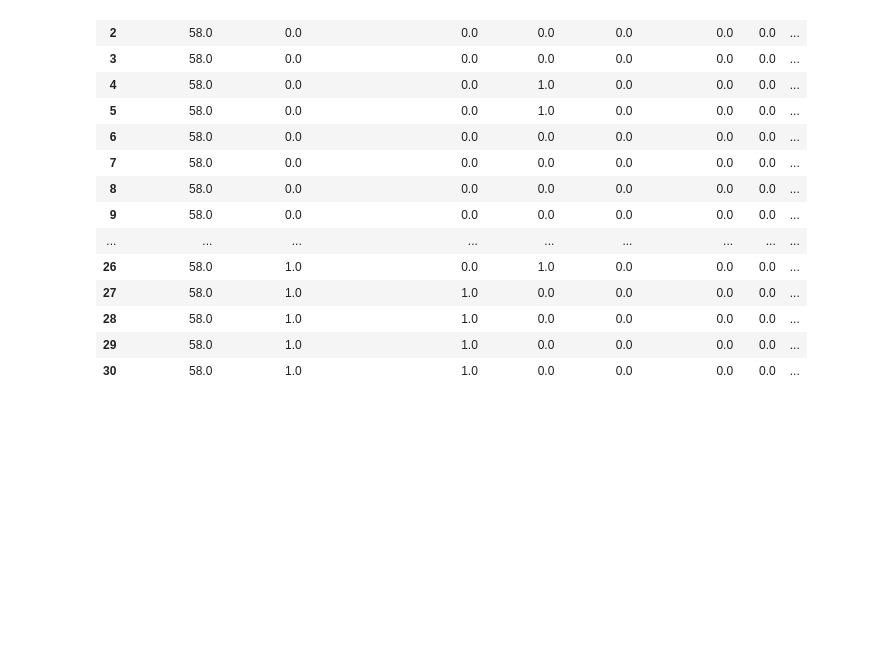
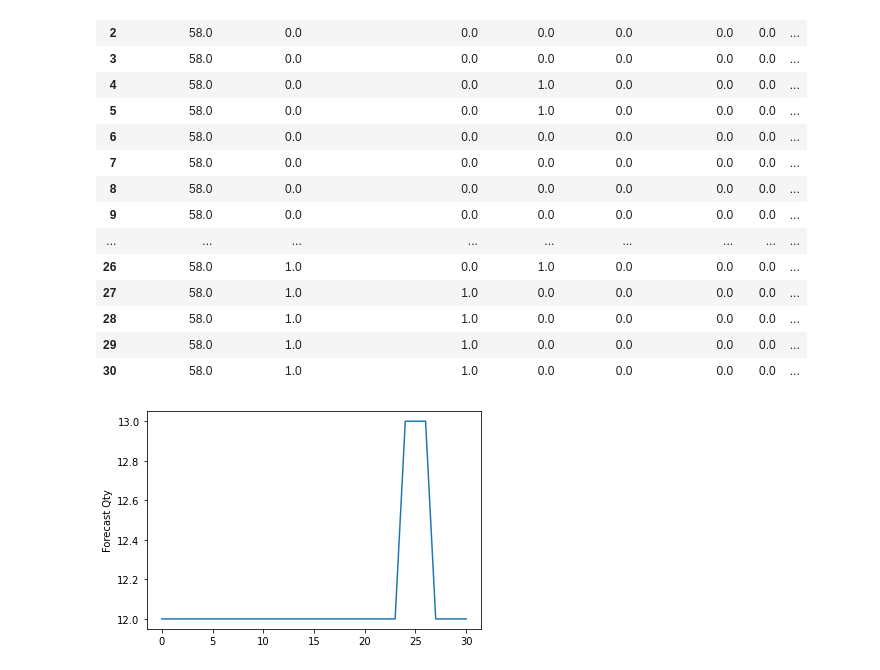
Before and after one commit to hajsf/Time-Series-Forecast, a Jupyter notebook: 06_ConsumeModel.ipynb, the cells around one changed output. Cells and saved outputs as stored; diff of their text form; code cells hidden in the pictures; blank space fills up the shorter version.

```diff
--- a/06_ConsumeModel.ipynb
+++ b/06_ConsumeModel.ipynb
@@ -157,7 +157,7 @@ roundDown(3.2, 0)
 # %%
 data = data.drop(columns=['DATE1'])
 # %%
-data = data.drop(columns=['ForecastedQty''])
+data = data.drop(columns=['ForecastedQty'])
 # %%
 data['ForecastedQty'] = model.predict(data)
 # %%
@@ -182,3 +182,19 @@ data
 | 28 | 58.0 | 1.0 | 1.0 | 0.0 | 0.0 | 0.0 | 0.0 | ... |
 | 29 | 58.0 | 1.0 | 1.0 | 0.0 | 0.0 | 0.0 | 0.0 | ... |
 | 30 | 58.0 | 1.0 | 1.0 | 0.0 | 0.0 | 0.0 | 0.0 | ... |
+# %%
+import matplotlib.pyplot as plt
+plt.plot(data['ForecastedQty'])
+plt.ylabel('Forecast Qty')
+
+ax = plt.gca()
+ax.set_xlim([xmin, xmax])
+ax.set_ylim([ymin, ymax])
+plt.xlim(right=xmax) #xmax is your value
+plt.xlim(left=xmin) #xmin is your value
+plt.ylim(top=ymax) #ymax is your value
+plt.ylim(bottom=ymin) #ymin is your value
+
+plt.show()
+# %% [output]
+[figure, added]
```
Also changed, not shown: parts of 1 cell of this notebook.
